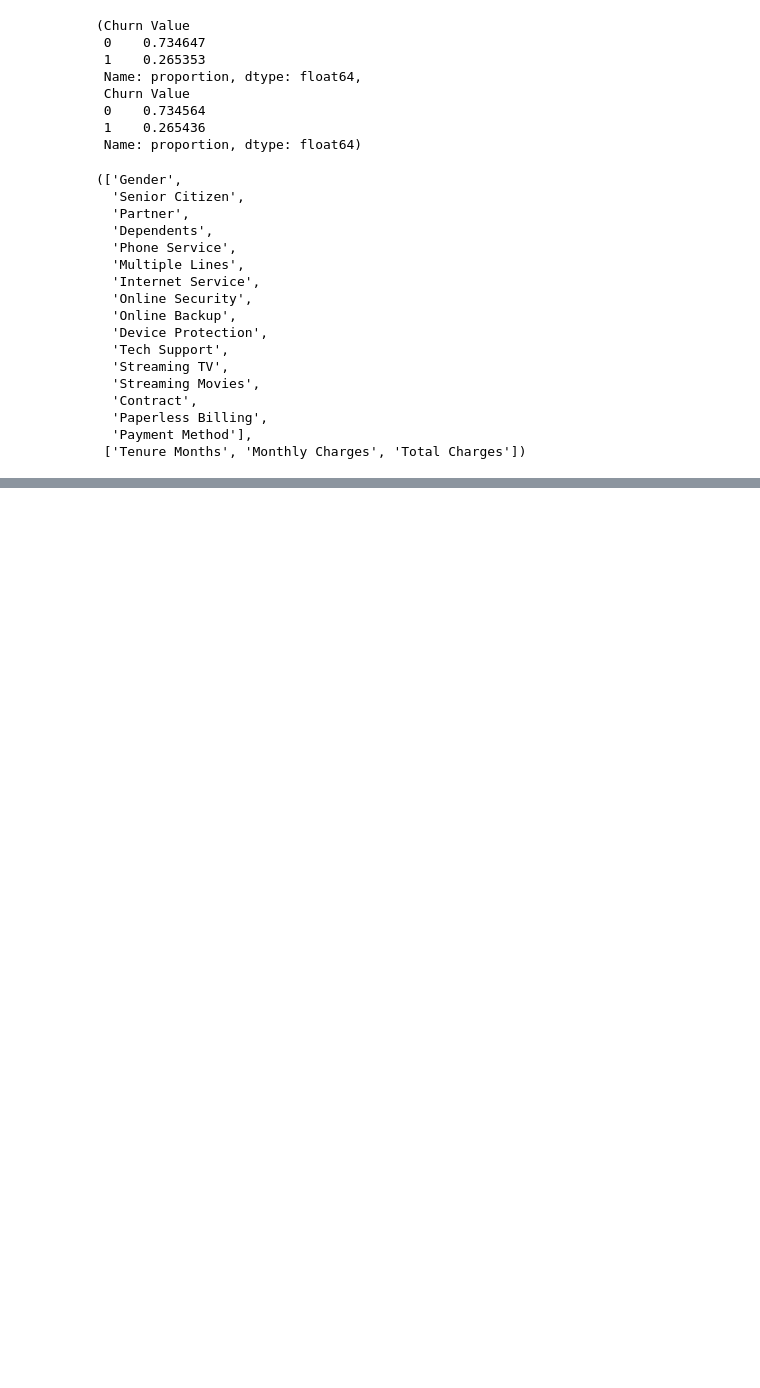
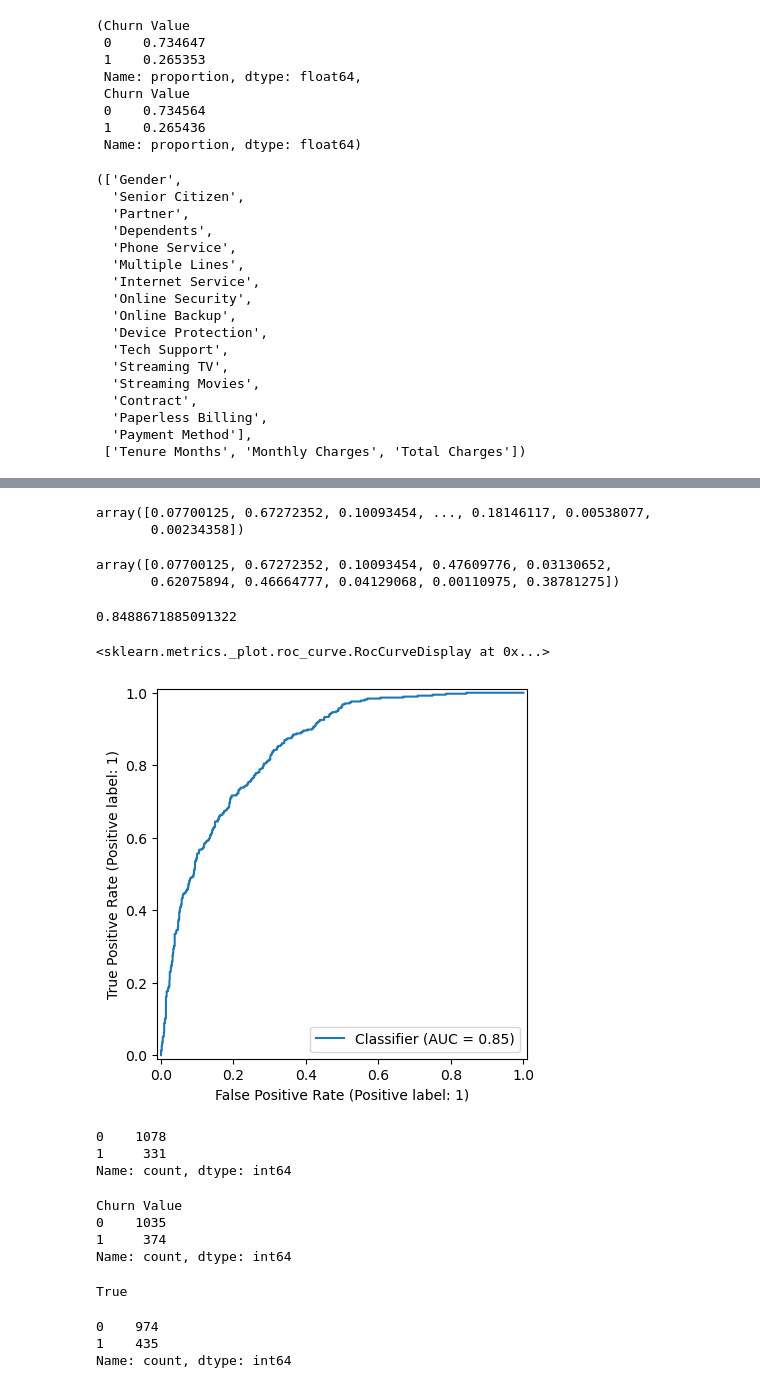
Before and after one commit to VinChan2001/telco-churn-prediction, a Jupyter notebook: notebooks/01_data_check.ipynb, the cells around one changed output, grey strips where cells are left out. Cells and saved outputs as stored; diff of their text form; code cells hidden in the pictures; blank space fills up the shorter version.

Commit message:
progress: base model done

```diff
--- a/notebooks/01_data_check.ipynb
+++ b/notebooks/01_data_check.ipynb
@@ -564,0 +555,7 @@ model = LogisticRegression(max_iter=1000, random_state=42)
+# %%
+preprocessor = ColumnTransformer(
+    transformers = [
+        ("cat", OneHotEncoder(handle_unknown="ignore"), categorical_cols),
+        ("num", StandardScaler(), numeric_cols)
+    ]
+)
@@ -564,0 +566,11 @@ model = LogisticRegression(max_iter=1000, random_state=42)
+# %%
+from sklearn.pipeline import Pipeline
+
+clf = Pipeline(
+    steps = [
+        ("preprocessor", preprocessor),
+        ("model", model)
+    ]
+)
+# %%
+clf.fit(X_train, y_train)
@@ -564,0 +643,52 @@ model = LogisticRegression(max_iter=1000, random_state=42)
+# %%
+y_prob[:,1]
+# %% [output]
+array([0.07700125, 0.67272352, 0.10093454, ..., 0.18146117, 0.00538077,
+       0.00234358])
+# %%
+y_prob = clf.predict_proba(X_test)[:,1]
+y_prob[:10]
+# %% [output]
+array([0.07700125, 0.67272352, 0.10093454, 0.47609776, 0.03130652,
+       0.62075894, 0.46664777, 0.04129068, 0.00110975, 0.38781275])
+# %%
+from sklearn.metrics import roc_auc_score
+
+roc_auc_score(y_test, y_prob)
+# %% [output]
+0.8488671885091322
+# %%
+from sklearn.metrics import RocCurveDisplay
+
+RocCurveDisplay.from_predictions(y_test, y_prob)
+# %% [output]
+<sklearn.metrics._plot.roc_curve.RocCurveDisplay at 0x...>
+[figure, added]
+# %%
+import pandas as pd
+
+pd.Series(y_pred).value_counts()
+# %% [output]
+0    1078
+1     331
+Name: count, dtype: int64
+# %%
+pd.Series(y_test).value_counts()
+# %% [output]
+Churn Value
+0    1035
+1     374
+Name: count, dtype: int64
+# %%
+manual_pred_05 = (y_prob >= 0.5).astype(int)
+
+(manual_pred_05 == y_pred).all()
+# %% [output]
+True
+# %%
+y_pred_04 = (y_prob >= 0.4).astype(int)
+pd.Series(y_pred_04).value_counts()
+# %% [output]
+0    974
+1    435
+Name: count, dtype: int64
```
Also changed, not shown: parts of 25 cells of this notebook.
